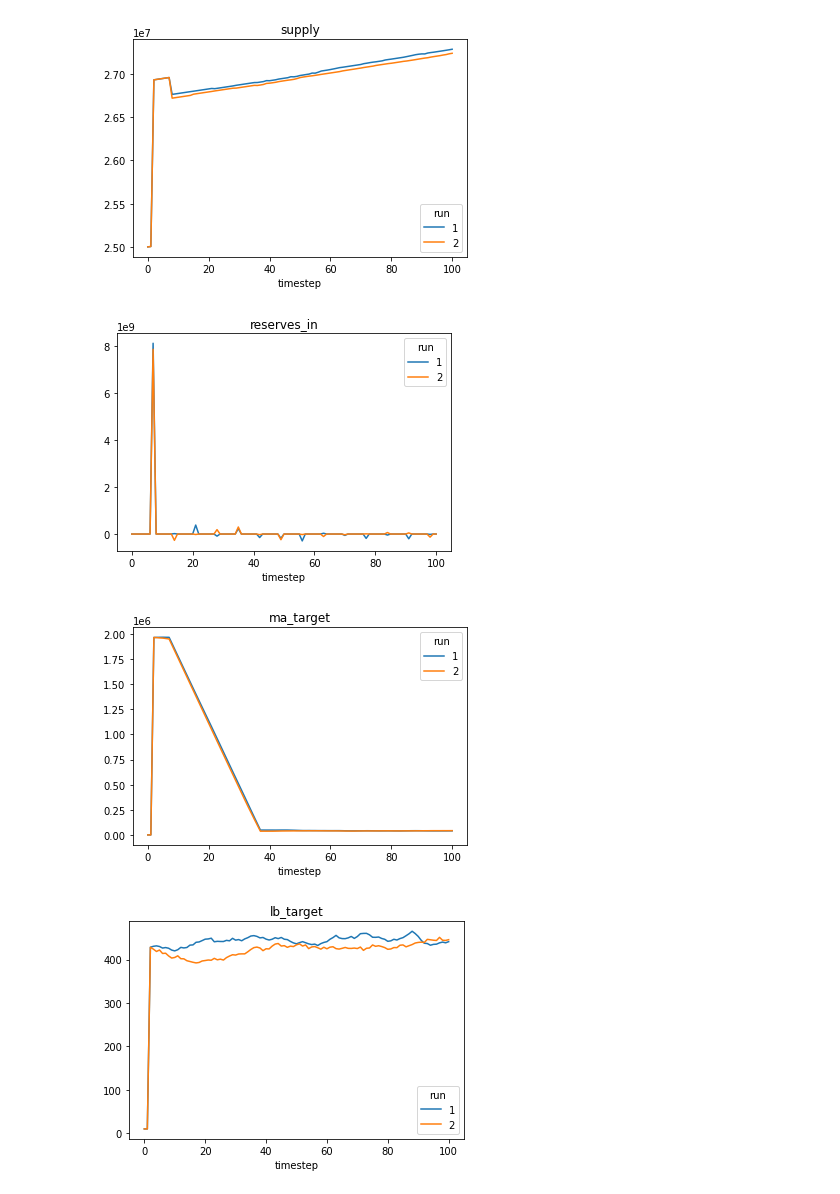
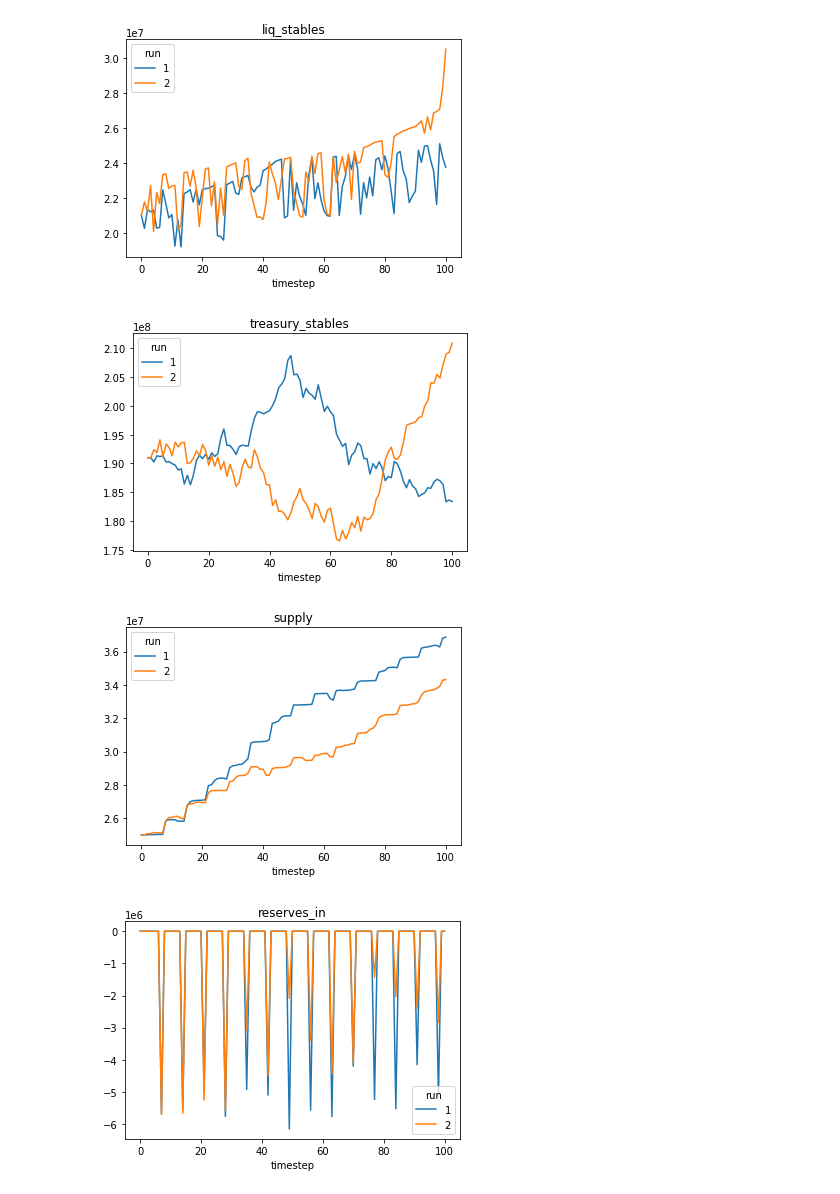
Before and after one commit to OlympusDAO/olympus-digital-twin, a Jupyter notebook: Testing V2.ipynb, the cells around one changed output. Cells and saved outputs as stored; diff of their text form; code cells hidden in the pictures.

Commit message:
changed initialization of supply and demand factors

```diff
--- a/Testing V2.ipynb
+++ b/Testing V2.ipynb
@@ -34,8 +38,8 @@ initialstate = { # variable values borrowed from liquidity-olympus/simulation.ip
             "price":9.5,
             "reward_rate": 0.000198,
 
-            "market_demand_supply": MarketDemandSupply(total_supply = 50,
-                                                   total_demand = 50),
+            "market_demand_supply": MarketDemandSupply(total_supply = .0081,
+                                                   total_demand = -0.008 ), # factors, % of OHM supply expected to drive market demand
 
             # treasury policy
             'target_liq_ratio_reached':False,
@@ -125,0 +130,4 @@ Total execution time: 4.92s
+# %%
+
+col='treasury_stables'#'liq_stables'#'net_flow'#, reserves_in'
+df.pivot("timestep","run", col).iloc[:20]
@@ -126,13 +153,10 @@ Total execution time: 4.92s
 # %%
-for col in ["supply", "reserves_in", "ma_target", "lb_target",
-           "control_ask", "control_bid",
-           "bid_capacity_target", "ask_capacity_target", "bid_capacity_target_cushion",
- "ask_capacity_target_cushion", "natural_price"]:
+for col in ['liq_stables',"treasury_stables","supply", "reserves_in","net_flow",]:
     df.pivot("timestep","run", col).plot(kind='line')
     plt.title(col)
     plt.show()
 # %% [output]
-[figure, old version]
+[figure, new version]
-[figure, old version]
+[figure, new version]
-[figure, old version]
+[figure, new version]
-[figure, old version]
+[figure, new version]
```
Also changed, not shown: parts of 7 cells of this notebook.
